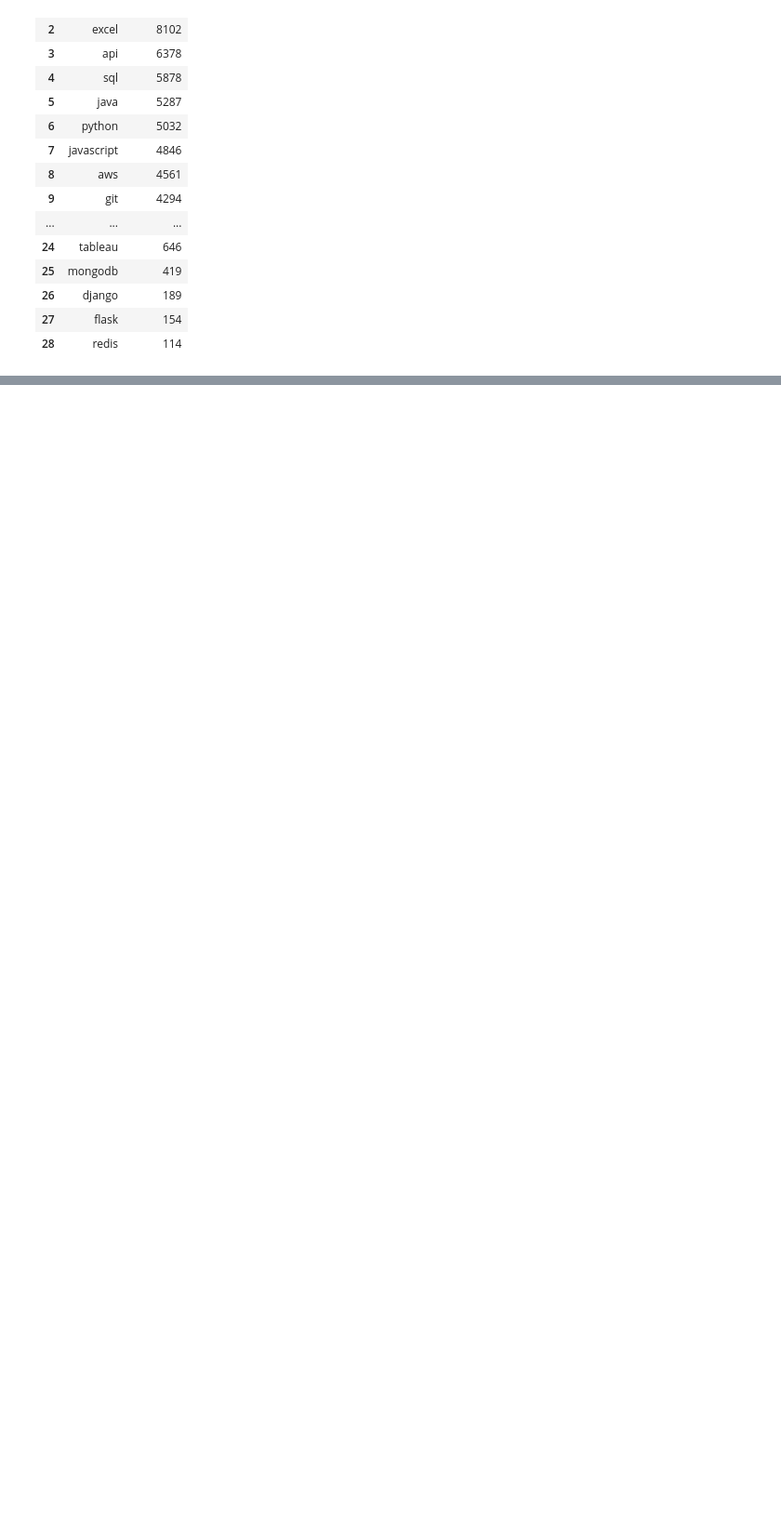
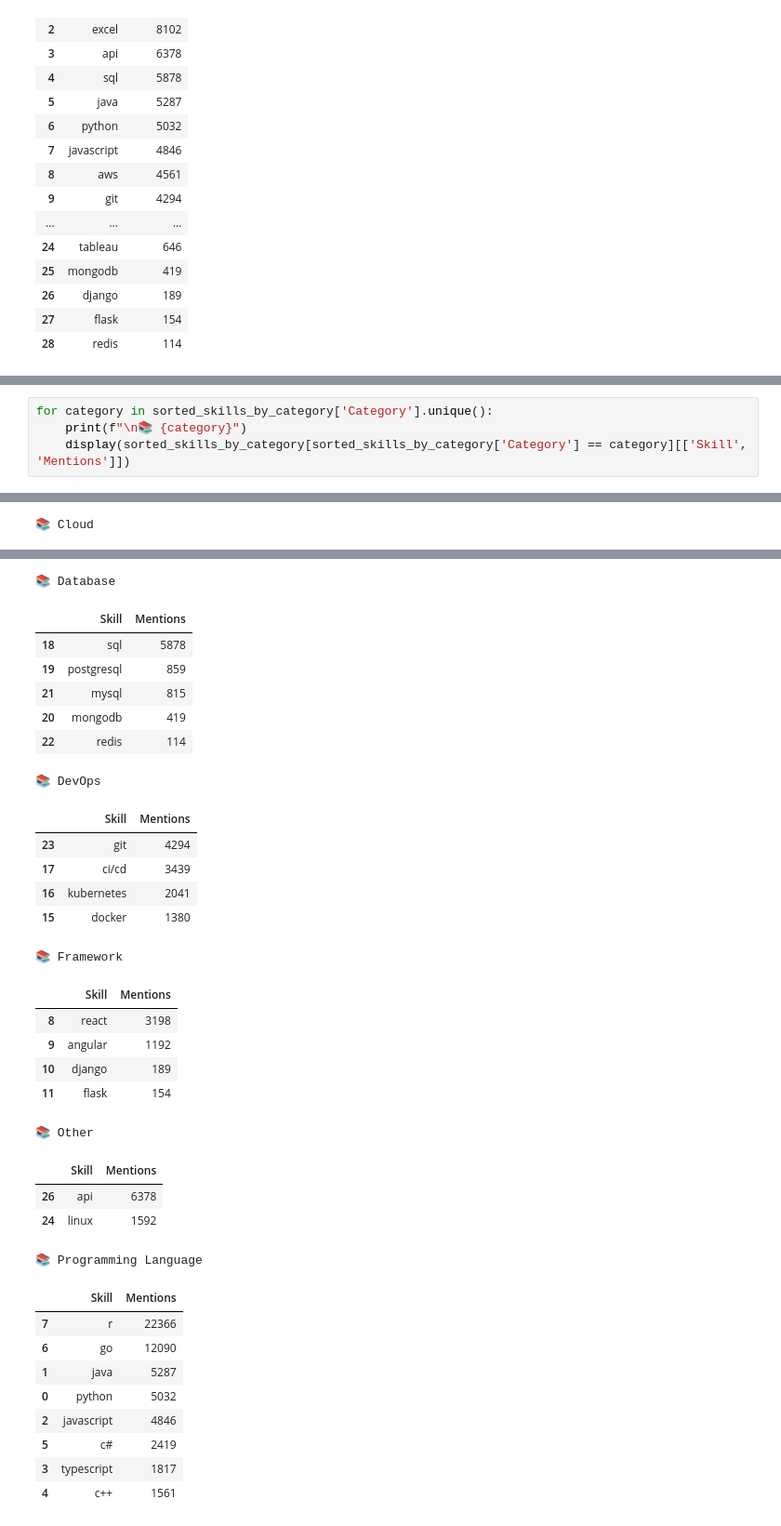
Before and after one commit to Barderus/job-market-dashboard, a Jupyter notebook: notebooks/02 - EDA.ipynb, the cells around one changed output, grey strips where cells are left out. Shown: that part at 93% size. Saved outputs shown, nothing was run; the diff lists cells and outputs as text; blank space fills up the shorter version.

```diff
--- a/notebooks/02 - EDA.ipynb
+++ b/notebooks/02 - EDA.ipynb
@@ -537,0 +650,5 @@ top_skills
+# %%
+for category in sorted_skills_by_category['Category'].unique():
+    print(f"\n📚 {category}")
+    display(sorted_skills_by_category[sorted_skills_by_category['Category'] == category][['Skill', 'Mentions']])
+# %% [output]
@@ -537,0 +660 @@ top_skills
+📚 Cloud
@@ -537,0 +665,33 @@ top_skills
+📚 Database
+|  | Skill | Mentions |
+| 18 | sql | 5878 |
+| 19 | postgresql | 859 |
+| 21 | mysql | 815 |
+| 20 | mongodb | 419 |
+| 22 | redis | 114 |
+📚 DevOps
+|  | Skill | Mentions |
+| 23 | git | 4294 |
+| 17 | ci/cd | 3439 |
+| 16 | kubernetes | 2041 |
+| 15 | docker | 1380 |
+📚 Framework
+|  | Skill | Mentions |
+| 8 | react | 3198 |
+| 9 | angular | 1192 |
+| 10 | django | 189 |
+| 11 | flask | 154 |
+📚 Other
+|  | Skill | Mentions |
+| 26 | api | 6378 |
+| 24 | linux | 1592 |
+📚 Programming Language
+|  | Skill | Mentions |
+| 7 | r | 22366 |
+| 6 | go | 12090 |
+| 1 | java | 5287 |
+| 0 | python | 5032 |
+| 2 | javascript | 4846 |
+| 5 | c# | 2419 |
+| 3 | typescript | 1817 |
+| 4 | c++ | 1561 |
```
Also changed, not shown: parts of 19 cells of this notebook.
